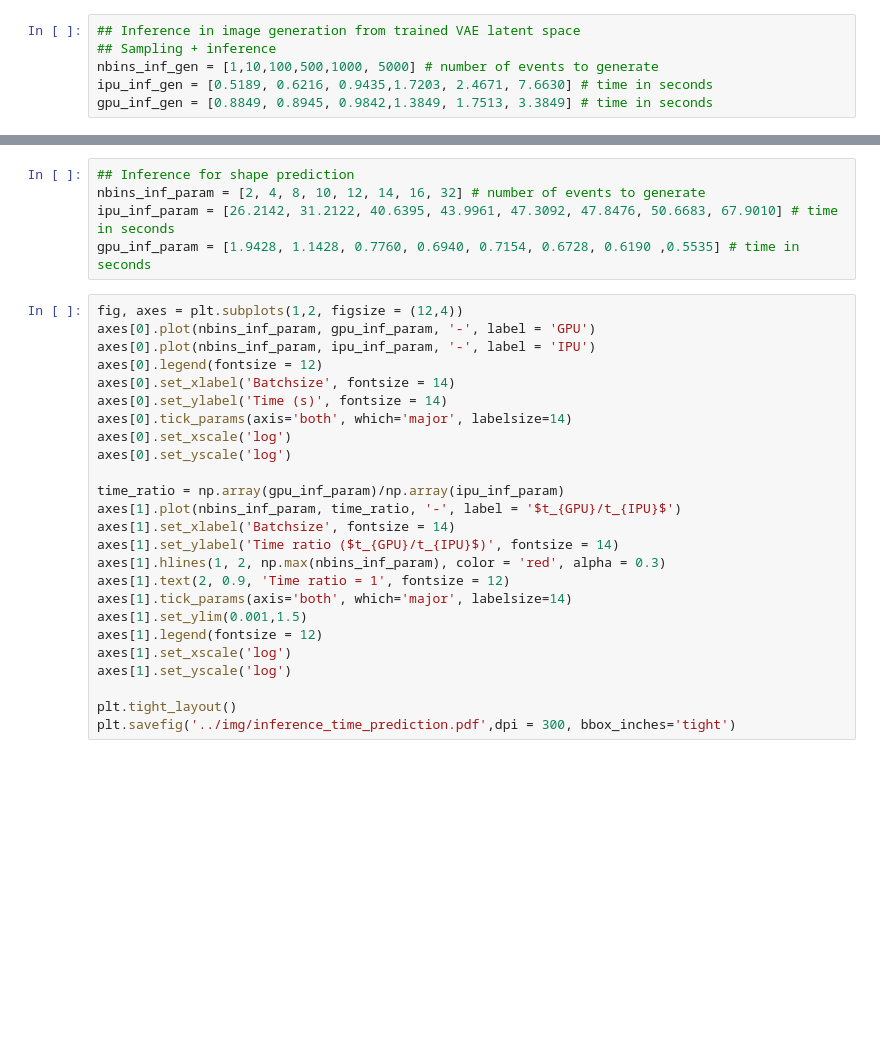
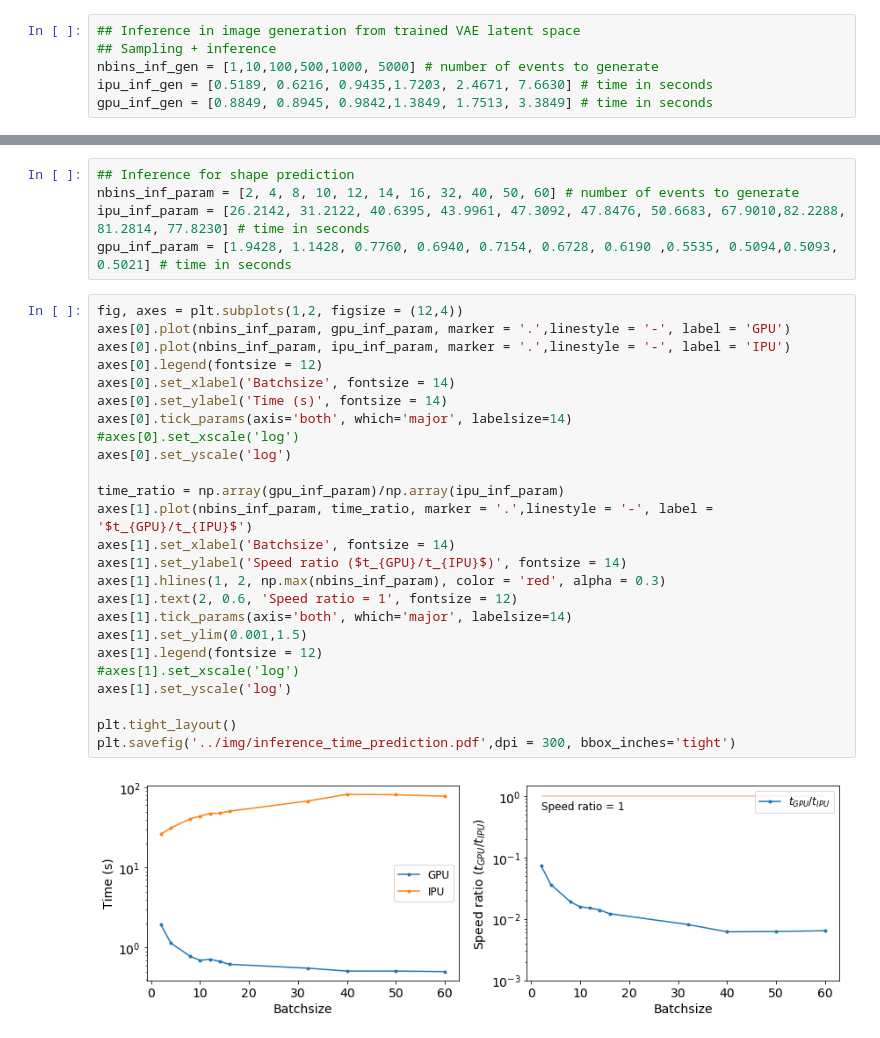
Before and after one commit to BastienArcelin/IPU-GPU, a Jupyter notebook: notebooks/Plot training-inference time.ipynb, the cells around one changed output, grey strips where cells are left out. Drawn from its saved outputs; the diff is of its cells as text; blank space fills up the shorter version.

```diff
--- a/notebooks/Plot training-inference time.ipynb
+++ b/notebooks/Plot training-inference time.ipynb
@@ -116,30 +116,32 @@ plt.savefig('../img/inference_time_generation.pdf',dpi = 300, bbox_inches='tight
 # %%
 ## Inference for shape prediction
-nbins_inf_param = [2, 4, 8, 10, 12, 14, 16, 32] # number of events to generate
-ipu_inf_param = [26.2142, 31.2122, 40.6395, 43.9961, 47.3092, 47.8476, 50.6683, 67.9010] # time in seconds
-gpu_inf_param = [1.9428, 1.1428, 0.7760, 0.6940, 0.7154, 0.6728, 0.6190 ,0.5535] # time in seconds
+nbins_inf_param = [2, 4, 8, 10, 12, 14, 16, 32, 40, 50, 60] # number of events to generate
+ipu_inf_param = [26.2142, 31.2122, 40.6395, 43.9961, 47.3092, 47.8476, 50.6683, 67.9010,82.2288, 81.2814, 77.8230] # time in seconds
+gpu_inf_param = [1.9428, 1.1428, 0.7760, 0.6940, 0.7154, 0.6728, 0.6190 ,0.5535, 0.5094,0.5093, 0.5021] # time in seconds
 # %%
 fig, axes = plt.subplots(1,2, figsize = (12,4))
-axes[0].plot(nbins_inf_param, gpu_inf_param, '-', label = 'GPU')
-axes[0].plot(nbins_inf_param, ipu_inf_param, '-', label = 'IPU')
+axes[0].plot(nbins_inf_param, gpu_inf_param, marker = '.',linestyle = '-', label = 'GPU')
+axes[0].plot(nbins_inf_param, ipu_inf_param, marker = '.',linestyle = '-', label = 'IPU')
 axes[0].legend(fontsize = 12)
 axes[0].set_xlabel('Batchsize', fontsize = 14)
 axes[0].set_ylabel('Time (s)', fontsize = 14)
 axes[0].tick_params(axis='both', which='major', labelsize=14)
-axes[0].set_xscale('log')
+#axes[0].set_xscale('log')
 axes[0].set_yscale('log')
 
 time_ratio = np.array(gpu_inf_param)/np.array(ipu_inf_param)
-axes[1].plot(nbins_inf_param, time_ratio, '-', label = '$t_{GPU}/t_{IPU}$')
+axes[1].plot(nbins_inf_param, time_ratio, marker = '.',linestyle = '-', label = '$t_{GPU}/t_{IPU}$')
 axes[1].set_xlabel('Batchsize', fontsize = 14)
-axes[1].set_ylabel('Time ratio ($t_{GPU}/t_{IPU}$)', fontsize = 14)
+axes[1].set_ylabel('Speed ratio ($t_{GPU}/t_{IPU}$)', fontsize = 14)
 axes[1].hlines(1, 2, np.max(nbins_inf_param), color = 'red', alpha = 0.3)
-axes[1].text(2, 0.9, 'Time ratio = 1', fontsize = 12)
+axes[1].text(2, 0.6, 'Speed ratio = 1', fontsize = 12)
 axes[1].tick_params(axis='both', which='major', labelsize=14)
 axes[1].set_ylim(0.001,1.5)
 axes[1].legend(fontsize = 12)
-axes[1].set_xscale('log')
+#axes[1].set_xscale('log')
 axes[1].set_yscale('log')
 
 plt.tight_layout()
 plt.savefig('../img/inference_time_prediction.pdf',dpi = 300, bbox_inches='tight')
+# %% [output]
+[figure, added]
```
Also changed, not shown: parts of 6 cells of this notebook, 6 other files.
